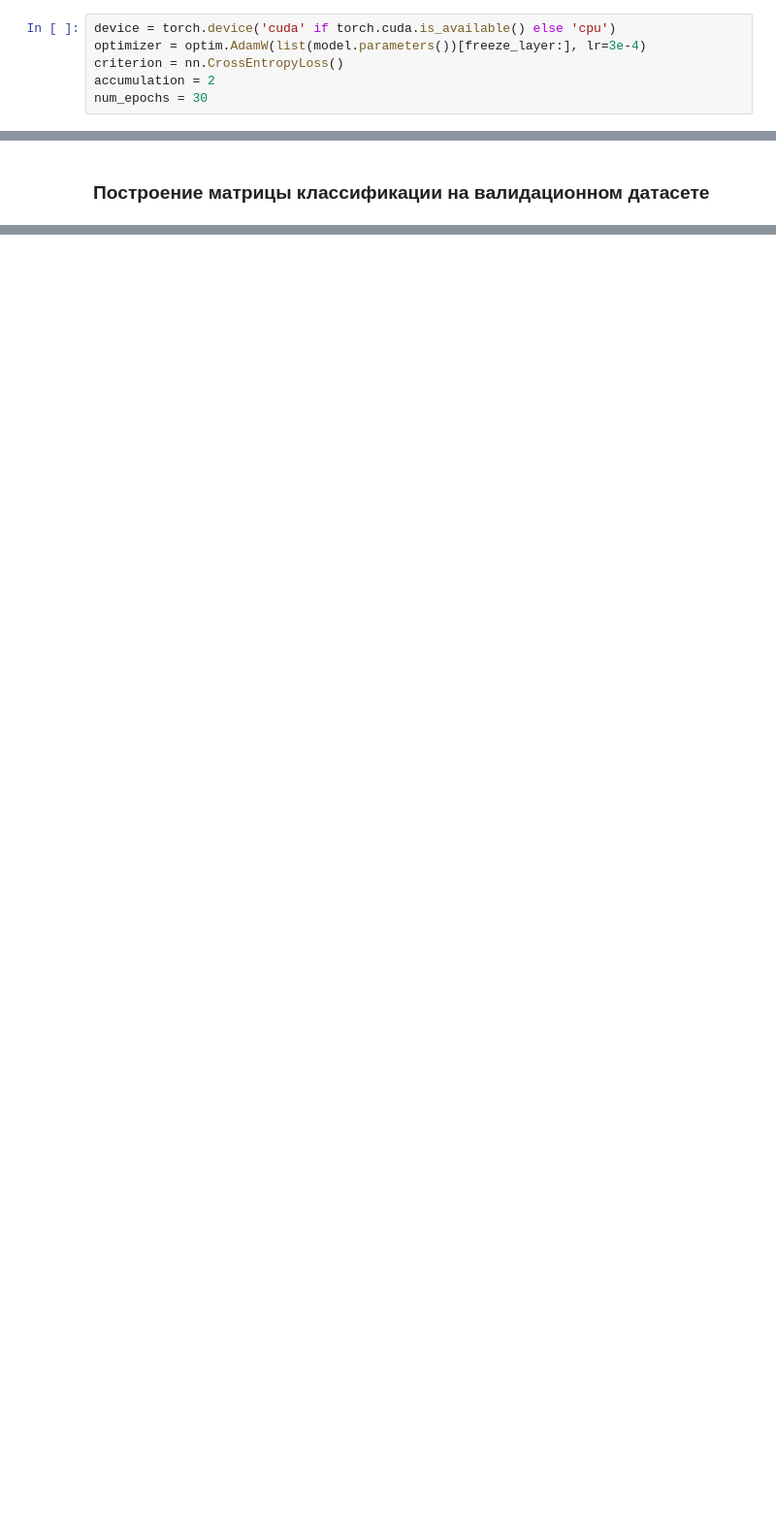
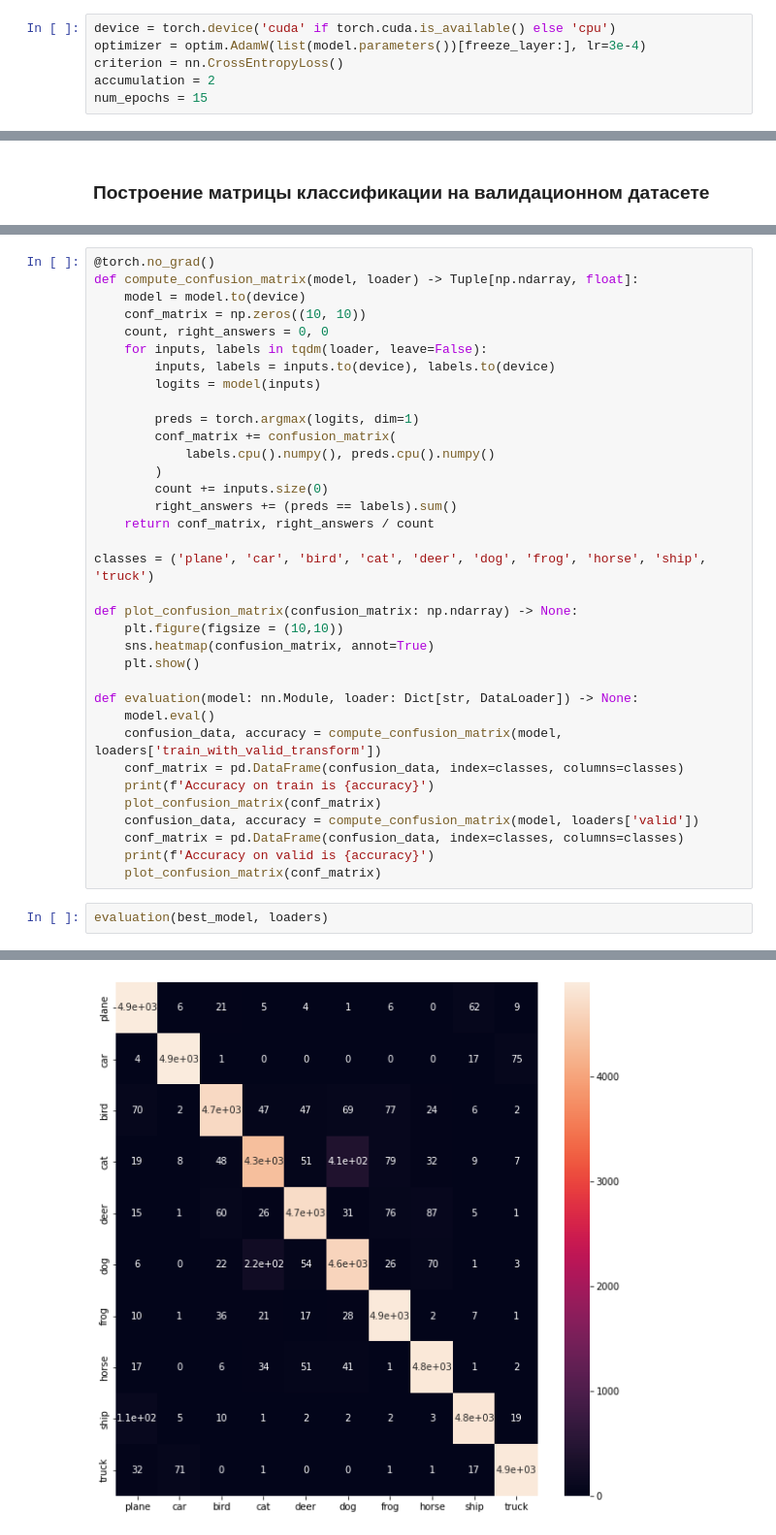
Before and after one commit to Pupy101/CIFAR-10-vs-MobileNet-V2, a Jupyter notebook: MobileNet_vs_CIFAR10.ipynb, the cells around one changed output, grey strips where cells are left out. Shown at 97% size. Saved outputs shown, nothing was run; the diff lists cells and outputs as text; blank space fills up the shorter version.

Commit message:
Refactor evaluation add mobilenetV3 and training with FocalLoss

```diff
--- a/MobileNet_vs_CIFAR10.ipynb
+++ b/MobileNet_vs_CIFAR10.ipynb
@@ -186,6 +210,6 @@ device = torch.device('cuda' if torch.cuda.is_available() else 'cpu')
 optimizer = optim.AdamW(list(model.parameters())[freeze_layer:], lr=3e-4)
 criterion = nn.CrossEntropyLoss()
 accumulation = 2
-num_epochs = 30
+num_epochs = 15
 # %%
 best_model = train(num_epochs, model, optimizer, criterion, loaders, device, accumulation=accumulation)
@@ -216,0 +229,38 @@ sns.heatmap(conf_m, annot=True)
+# %%
+@torch.no_grad()
+def compute_confusion_matrix(model, loader) -> Tuple[np.ndarray, float]:
+    model = model.to(device)
+    conf_matrix = np.zeros((10, 10))
+    count, right_answers = 0, 0
+    for inputs, labels in tqdm(loader, leave=False):
+        inputs, labels = inputs.to(device), labels.to(device)
+        logits = model(inputs)
+
+        preds = torch.argmax(logits, dim=1)
+        conf_matrix += confusion_matrix(
+            labels.cpu().numpy(), preds.cpu().numpy()
+        )
+        count += inputs.size(0)
+        right_answers += (preds == labels).sum()
+    return conf_matrix, right_answers / count
+
+classes = ('plane', 'car', 'bird', 'cat', 'deer', 'dog', 'frog', 'horse', 'ship', 'truck')
+
+def plot_confusion_matrix(confusion_matrix: np.ndarray) -> None:
+    plt.figure(figsize = (10,10))
+    sns.heatmap(confusion_matrix, annot=True)
+    plt.show()
+
+def evaluation(model: nn.Module, loader: Dict[str, DataLoader]) -> None:
+    model.eval()
+    confusion_data, accuracy = compute_confusion_matrix(model, loaders['train_with_valid_transform'])
+    conf_matrix = pd.DataFrame(confusion_data, index=classes, columns=classes)
+    print(f'Accuracy on train is {accuracy}')
+    plot_confusion_matrix(conf_matrix)
+    confusion_data, accuracy = compute_confusion_matrix(model, loaders['valid'])
+    conf_matrix = pd.DataFrame(confusion_data, index=classes, columns=classes)
+    print(f'Accuracy on valid is {accuracy}')
+    plot_confusion_matrix(conf_matrix)
+# %%
+evaluation(best_model, loaders)
+# %% [output]
@@ -216,0 +268 @@ sns.heatmap(conf_m, annot=True)
+[figure, added]
```
Also changed, not shown: parts of 24 cells of this notebook, 1 other file.
